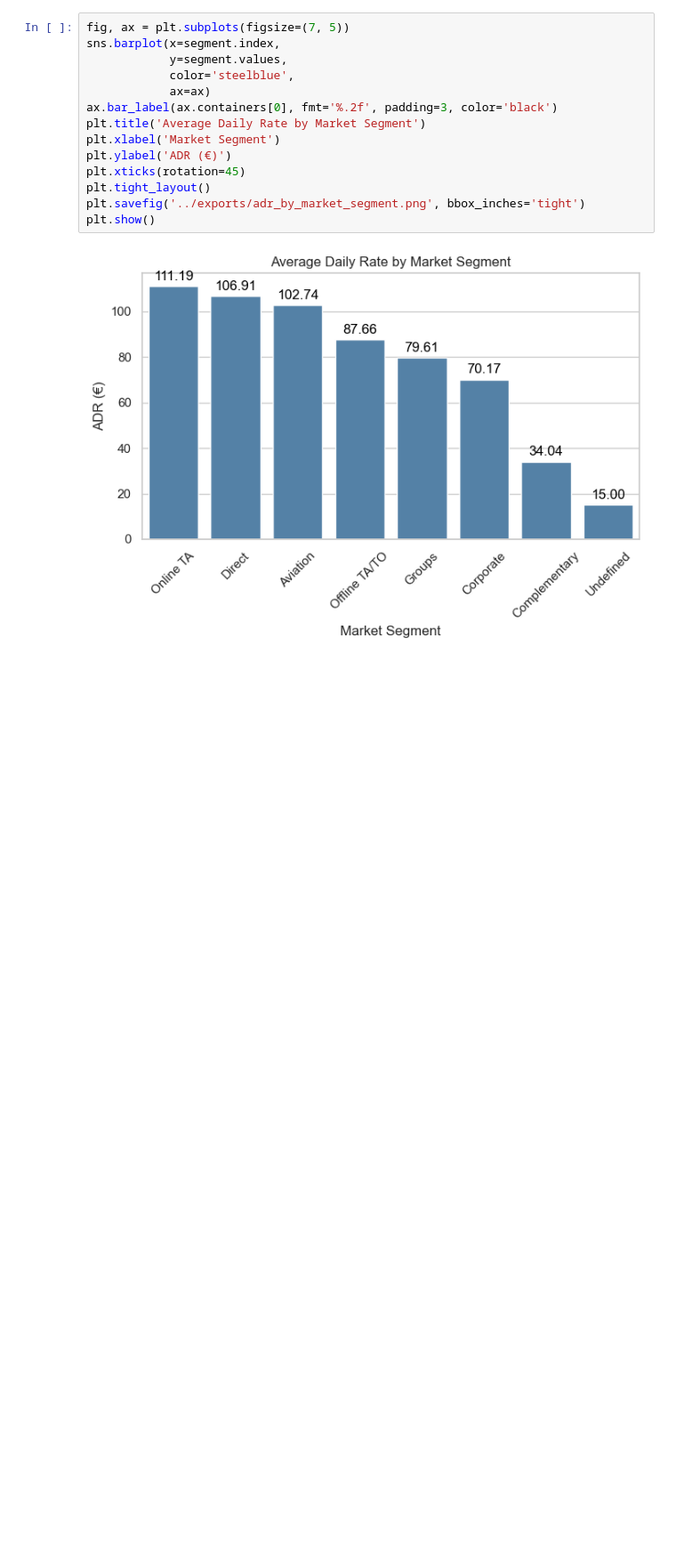
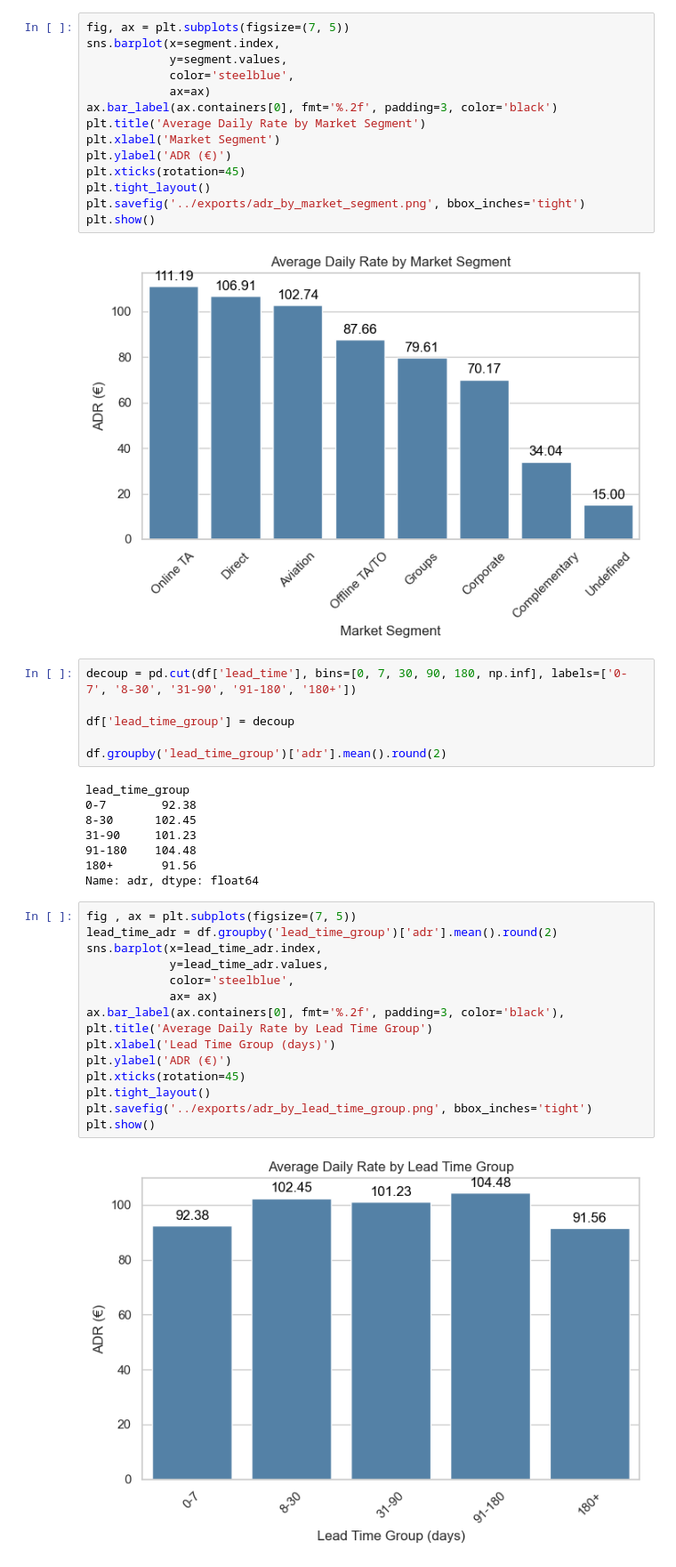
Before and after one commit to mbacke15/hotel-booking-revenue-analysis, a Jupyter notebook: notebooks/02_analyse.ipynb, the cells around one changed output. Shown at 89% size. Drawn from its saved outputs; the diff is of its cells as text; blank space fills up the shorter version.

```diff
--- a/notebooks/02_analyse.ipynb
+++ b/notebooks/02_analyse.ipynb
@@ -42,3 +42,34 @@ plt.savefig('../exports/adr_by_market_segment.png', bbox_inches='tight')
 plt.show()
 # %% [output]
 [figure]
+# %%
+decoup = pd.cut(df['lead_time'], bins=[0, 7, 30, 90, 180, np.inf], labels=['0-7', '8-30', '31-90', '91-180', '180+'])
+
+df['lead_time_group'] = decoup
+
+df.groupby('lead_time_group')['adr'].mean().round(2)
+# %% [output]
+lead_time_group
+0-7        92.38
+8-30      102.45
+31-90     101.23
+91-180    104.48
+180+       91.56
+Name: adr, dtype: float64
+# %%
+fig , ax = plt.subplots(figsize=(7, 5))
+lead_time_adr = df.groupby('lead_time_group')['adr'].mean().round(2)
+sns.barplot(x=lead_time_adr.index,
+            y=lead_time_adr.values,
+            color='steelblue',
+            ax= ax)
+ax.bar_label(ax.containers[0], fmt='%.2f', padding=3, color='black'),
+plt.title('Average Daily Rate by Lead Time Group')
+plt.xlabel('Lead Time Group (days)')
+plt.ylabel('ADR (€)')
+plt.xticks(rotation=45)
+plt.tight_layout()
+plt.savefig('../exports/adr_by_lead_time_group.png', bbox_inches='tight')
+plt.show()
+# %% [output]
+[figure, added]
```
